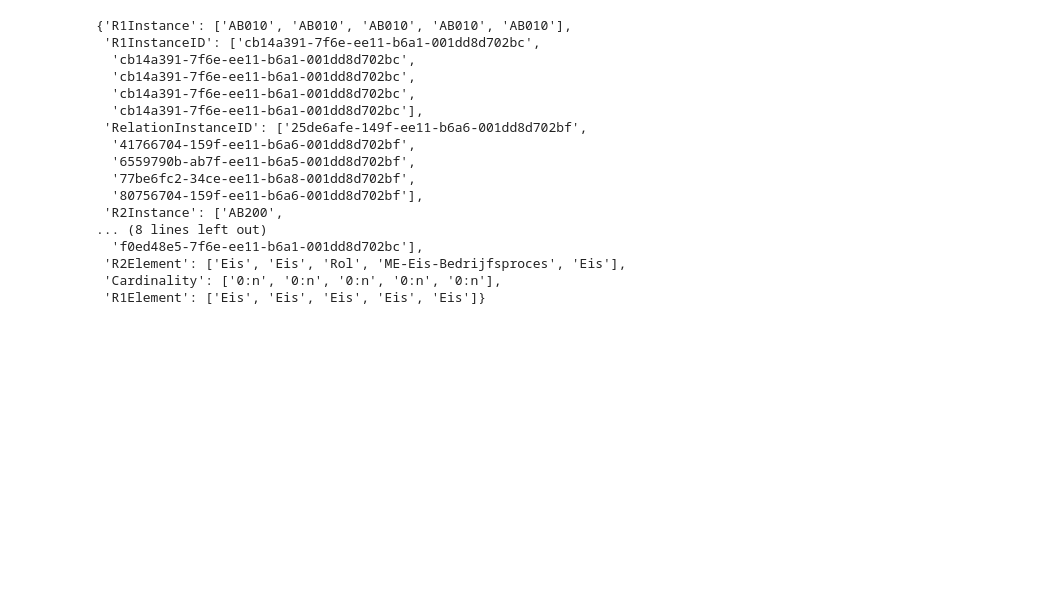
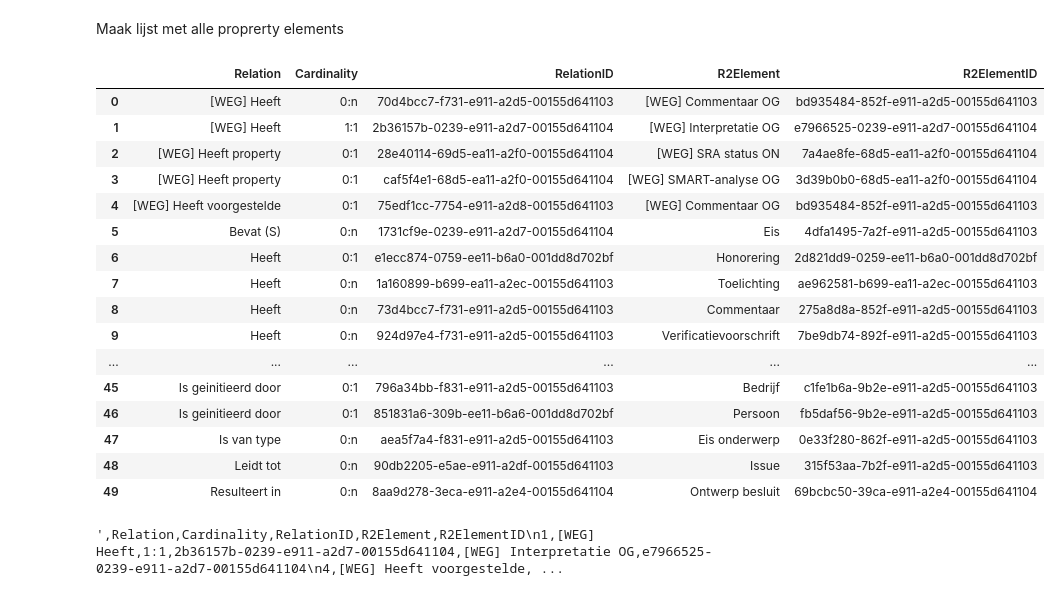
Before and after one commit to nvvliet-croonwolterendros/relatics-extractor, a Jupyter notebook: fixture_viewer.ipynb, the cells around one changed output. Drawn from its saved outputs; the diff is of its cells as text; code cells hidden in the pictures; blank space fills up the shorter version.

Commit message:
transformer: progress on transformer

```diff
--- a/fixture_viewer.ipynb
+++ b/fixture_viewer.ipynb
@@ -16,20 +3,32 @@ df.head(5)
+# %% [markdown]
+Maak lijst met alle proprerty elements
 # %%
-df.iloc[5:10,:].to_dict(orient="list")
+file_name = "Relations"
+path = f"tests/unit/fixtures/test_transformer/{file_name}.parquet"
+Relations = pd.read_parquet(path)
+
+Relations
 # %% [output]
-{'R1Instance': ['AB010', 'AB010', 'AB010', 'AB010', 'AB010'],
- 'R1InstanceID': ['cb14a391-7f6e-ee11-b6a1-001dd8d702bc',
-  'cb14a391-7f6e-ee11-b6a1-001dd8d702bc',
-  'cb14a391-7f6e-ee11-b6a1-001dd8d702bc',
-  'cb14a391-7f6e-ee11-b6a1-001dd8d702bc',
-  'cb14a391-7f6e-ee11-b6a1-001dd8d702bc'],
- 'RelationInstanceID': ['25de6afe-149f-ee11-b6a6-001dd8d702bf',
-  '41766704-159f-ee11-b6a6-001dd8d702bf',
-  '6559790b-ab7f-ee11-b6a5-001dd8d702bf',
-  '77be6fc2-34ce-ee11-b6a8-001dd8d702bf',
-  '80756704-159f-ee11-b6a6-001dd8d702bf'],
- 'R2Instance': ['AB200',
-... (8 lines left out)
-  'f0ed48e5-7f6e-ee11-b6a1-001dd8d702bc'],
- 'R2Element': ['Eis', 'Eis', 'Rol', 'ME-Eis-Bedrijfsproces', 'Eis'],
- 'Cardinality': ['0:n', '0:n', '0:n', '0:n', '0:n'],
- 'R1Element': ['Eis', 'Eis', 'Eis', 'Eis', 'Eis']}
+|  | Relation | Cardinality | RelationID | R2Element | R2ElementID |
+| 0 | [WEG] Heeft | 0:n | 70d4bcc7-f731-e911-a2d5-00155d641103 | [WEG] Commentaar OG | bd935484-852f-e911-a2d5-00155d641103 |
+| 1 | [WEG] Heeft | 1:1 | 2b36157b-0239-e911-a2d7-00155d641104 | [WEG] Interpretatie OG | e7966525-0239-e911-a2d7-00155d641104 |
+| 2 | [WEG] Heeft property | 0:1 | 28e40114-69d5-ea11-a2f0-00155d641104 | [WEG] SRA status ON | 7a4ae8fe-68d5-ea11-a2f0-00155d641104 |
+| 3 | [WEG] Heeft property | 0:1 | caf5f4e1-68d5-ea11-a2f0-00155d641104 | [WEG] SMART-analyse OG | 3d39b0b0-68d5-ea11-a2f0-00155d641104 |
+| 4 | [WEG] Heeft voorgestelde | 0:1 | 75edf1cc-7754-e911-a2d8-00155d641103 | [WEG] Commentaar OG | bd935484-852f-e911-a2d5-00155d641103 |
+| 5 | Bevat (S) | 0:n | 1731cf9e-0239-e911-a2d7-00155d641104 | Eis | 4dfa1495-7a2f-e911-a2d5-00155d641103 |
+| 6 | Heeft | 0:1 | e1ecc874-0759-ee11-b6a0-001dd8d702bf | Honorering | 2d821dd9-0259-ee11-b6a0-001dd8d702bf |
+| 7 | Heeft | 0:n | 1a160899-b699-ea11-a2ec-00155d641103 | Toelichting | ae962581-b699-ea11-a2ec-00155d641103 |
+| 8 | Heeft | 0:n | 73d4bcc7-f731-e911-a2d5-00155d641103 | Commentaar | 275a8d8a-852f-e911-a2d5-00155d641103 |
+| 9 | Heeft | 0:n | 924d97e4-f731-e911-a2d5-00155d641103 | Verificatievoorschrift | 7be9db74-892f-e911-a2d5-00155d641103 |
+| ... | ... | ... | ... | ... | ... |
+| 45 | Is geinitieerd door | 0:1 | 796a34bb-f831-e911-a2d5-00155d641103 | Bedrijf | c1fe1b6a-9b2e-e911-a2d5-00155d641103 |
+| 46 | Is geinitieerd door | 0:1 | 851831a6-309b-ee11-b6a6-001dd8d702bf | Persoon | fb5daf56-9b2e-e911-a2d5-00155d641103 |
+| 47 | Is van type | 0:n | aea5f7a4-f831-e911-a2d5-00155d641103 | Eis onderwerp | 0e33f280-862f-e911-a2d5-00155d641103 |
+| 48 | Leidt tot | 0:n | 90db2205-e5ae-e911-a2df-00155d641103 | Issue | 315f53aa-7b2f-e911-a2d5-00155d641103 |
+| 49 | Resulteert in | 0:n | 8aa9d278-3eca-e911-a2e4-00155d641104 | Ontwerp besluit | 69bcbc50-39ca-e911-a2e4-00155d641104 |
+# %%
+prop_relations = Relations[~Relations['Relation'].str.contains('Heeft property', na=False)]
+prop_relations = prop_relations[(prop_relations['Cardinality'] == '0:1') | (prop_relations['Cardinality'] == '1:1')]
+prop_relations.to_csv()
+# %% [output]
+',Relation,Cardinality,RelationID,R2Element,R2ElementID\n1,[WEG] Heeft,1:1,2b36157b-0239-e911-a2d7-00155d641104,[WEG] Interpretatie OG,e7966525-0239-e911-a2d7-00155d641104\n4,[WEG] Heeft voorgestelde, ...
```
Also changed, not shown: parts of 9 cells of this notebook, 9 other files.
